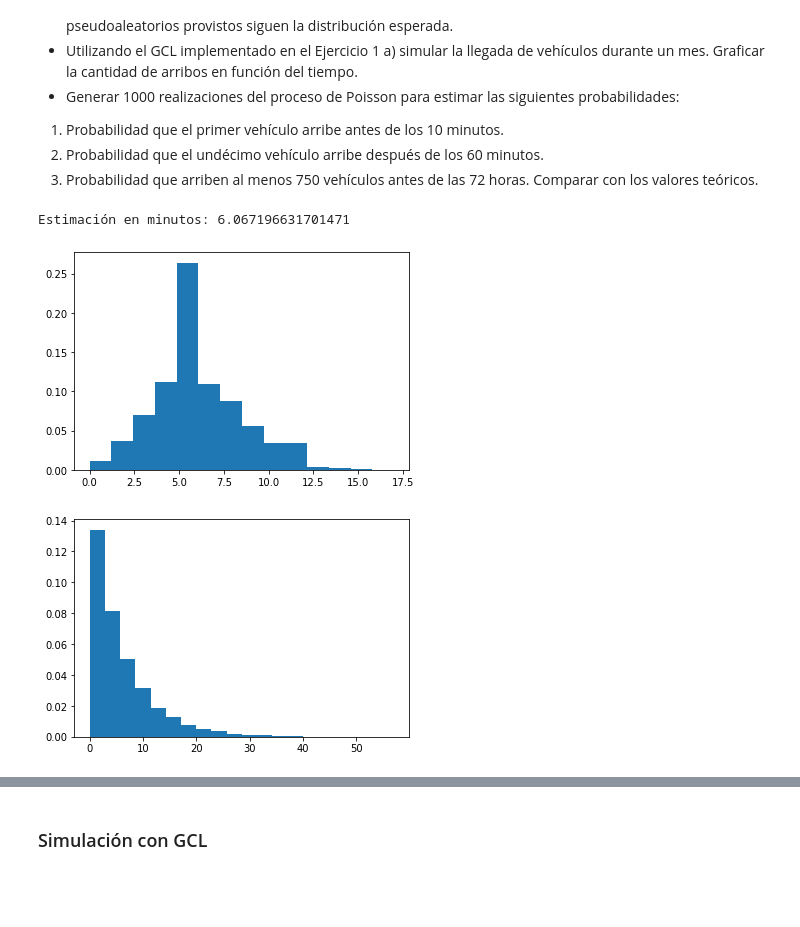
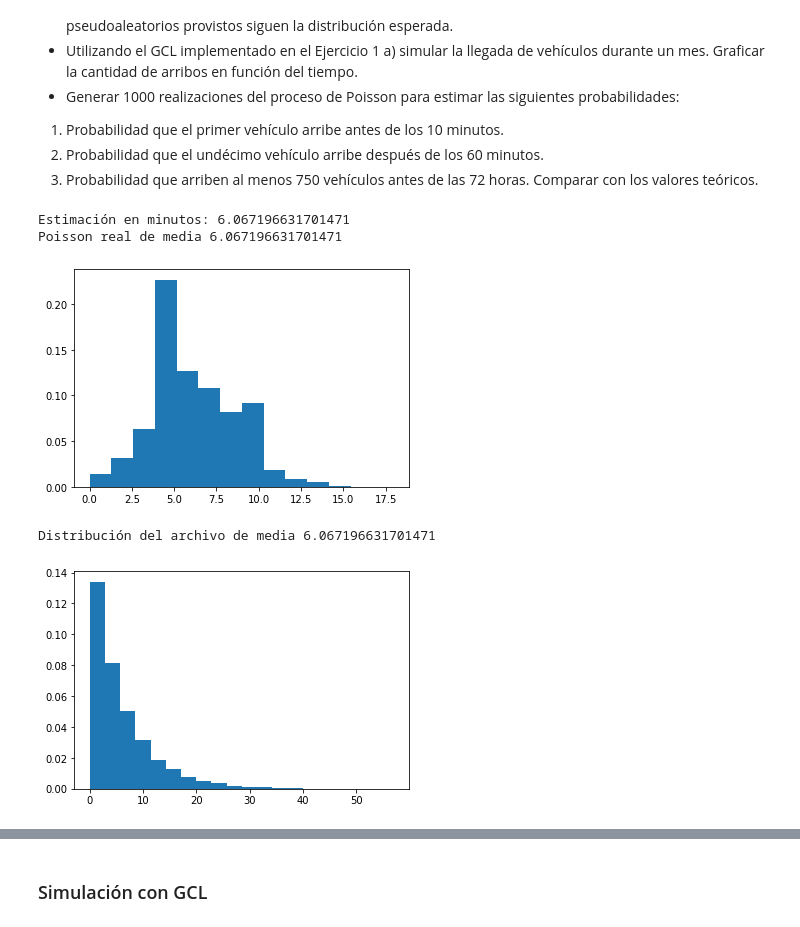
Before and after one commit to yuquimura/TP1-75.26, a Jupyter notebook: src/notebooks/TP1.ipynb, the cells around one changed output, grey strips where cells are left out. Drawn from its saved outputs; the diff is of its cells as text; code cells hidden in the pictures; blank space fills up the shorter version.

Commit message:
avanzo con el punto 4. Falta comparar con valores teoricos las simulaciones

```diff
--- a/src/notebooks/TP1.ipynb
+++ b/src/notebooks/TP1.ipynb
@@ -330,34 +387,39 @@ Comparar con los valores teóricos.
 # %%
 # Buscamos primero el valor promedio
 def valor_promedio():
     with open('message.txt', 'r') as file:
         suma = 0
         cantidad_de_numeros = 0
         for valor in file:
             suma += float(valor) * 60
             cantidad_de_numeros +=1
         return suma / cantidad_de_numeros
 
 valor_promedio = valor_promedio()
 print(f'Estimación en minutos: {valor_promedio}')
 
 # Ahora graficamos el proceso de Poisson con el lambda obtenido
 from numpy import random
 import matplotlib.pyplot as plt
 
+print(f"Poisson real de media {valor_promedio}")
 poisson = random.poisson(lam=valor_promedio, size=10000)
 count, bins, ignored = plt.hist(poisson, 14, density=True)
 plt.show()
 
 # Graficamos el archivo
 
 with open('message.txt', 'r') as file:
-    values = []
+    file_values = []
     for valor in file:
-        values.append(float(valor) * 60)
-    count, bins, ignored = plt.hist(values, 20, density=True)
-    plt.show()
+        file_values.append(float(valor) * 60)
+
+print(f"Distribución del archivo de media {valor_promedio}")
+count, bins, ignored = plt.hist(file_values, 20, density=True)
+plt.show()
 # %% [output]
 Estimación en minutos: 6.067196631701471
+Poisson real de media 6.067196631701471
-[figure, old version]
+[figure, new version]
+Distribución del archivo de media 6.067196631701471
 [figure]
```
Also changed, not shown: parts of 64 cells of this notebook.
